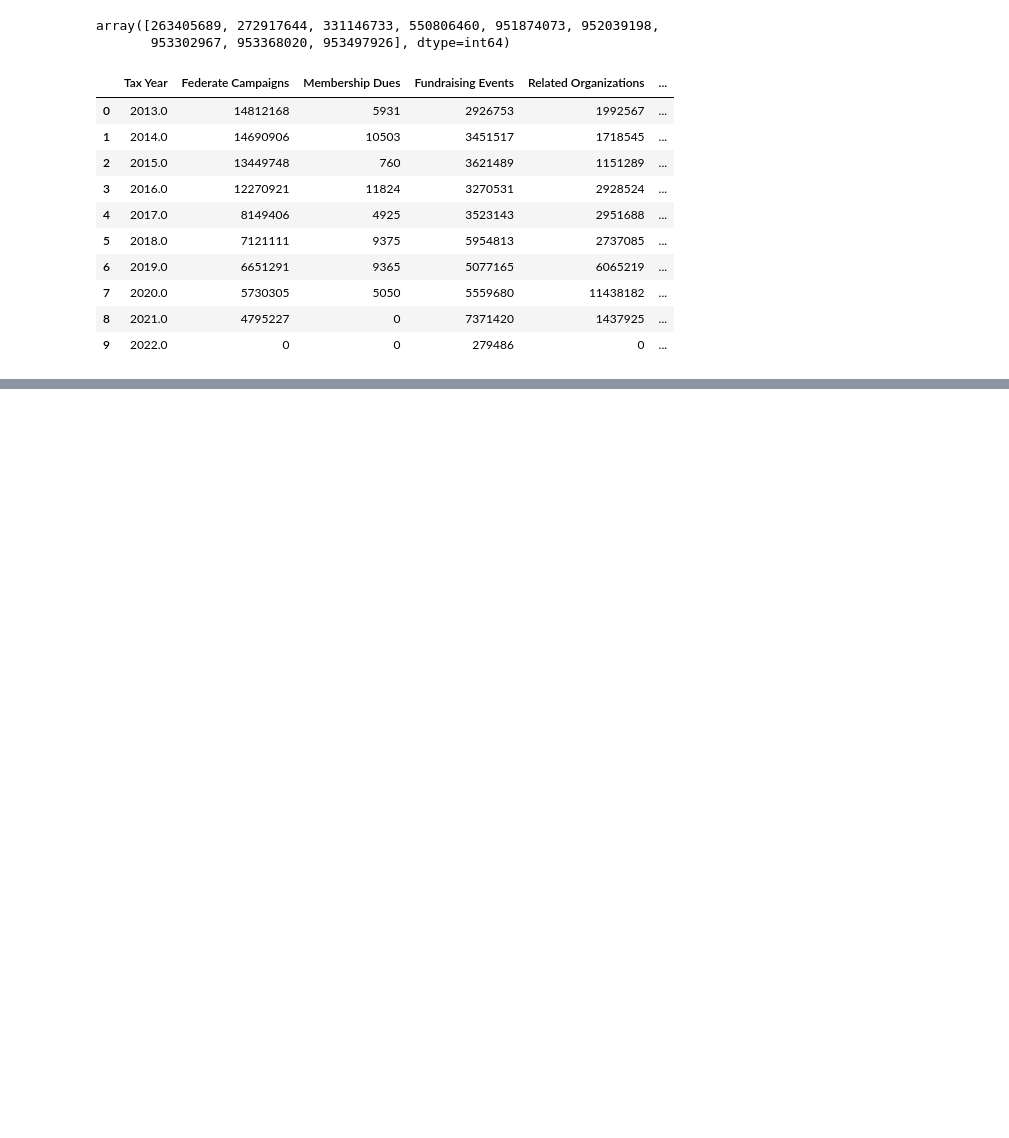
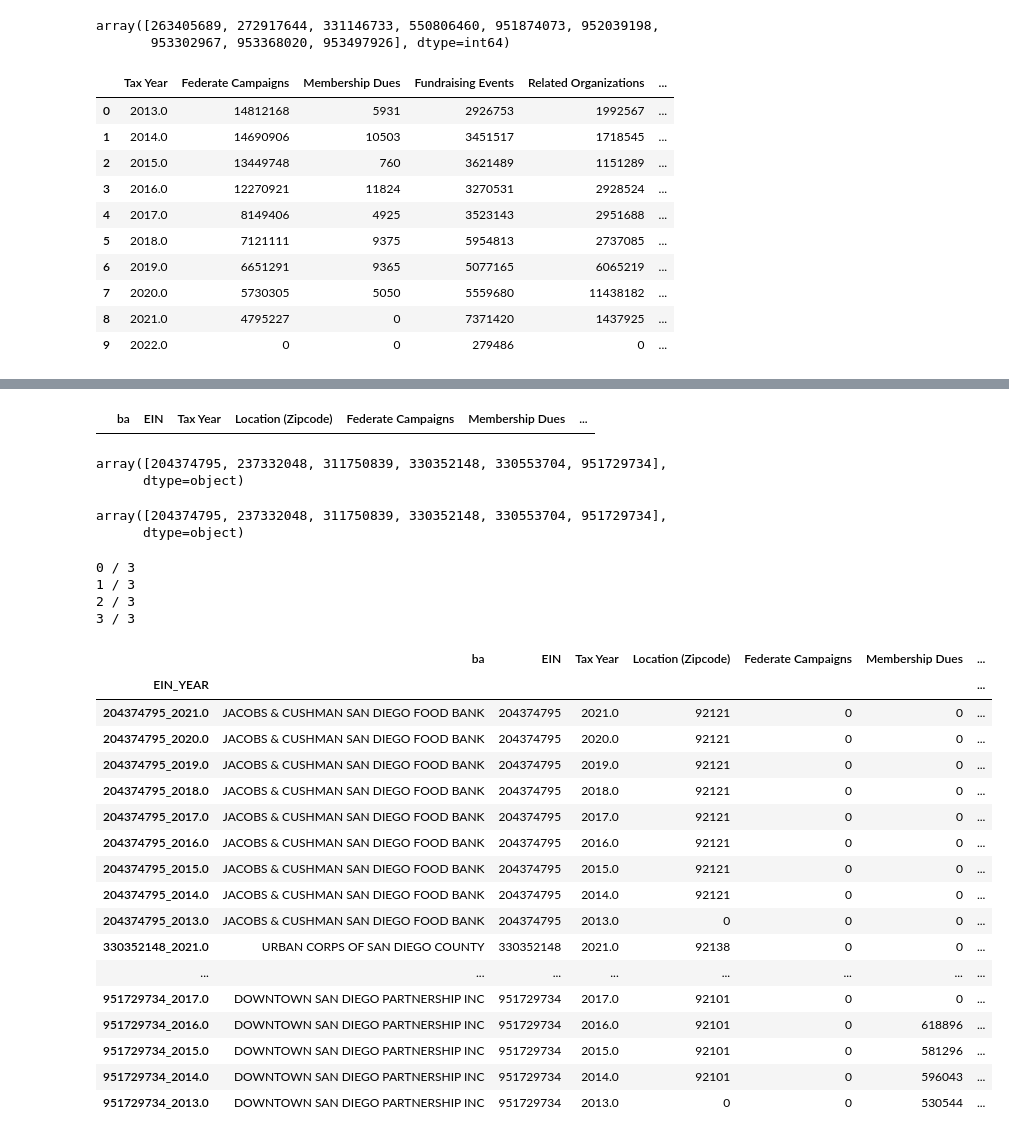
Before and after one commit to dbyers15/SDCTA-homelessness, a Jupyter notebook: XML parser/990 - error check.ipynb, the cells around one changed output, grey strips where cells are left out. Saved outputs shown, nothing was run; the diff lists cells and outputs as text; code cells hidden in the pictures; blank space fills up the shorter version.

```diff
--- a/XML parser/990 - error check.ipynb
+++ b/XML parser/990 - error check.ipynb
@@ -843,0 +916,12 @@ einyearcsv
+# %%
+new_eins = [204374795,
+311750839,
+330553704,
+330498557,
+880279721,
+330352148,
+330352148,
+951729734,
+237332048]
+# %%
+new_ein990 = grabber(new_eins)
@@ -843,0 +939,30 @@ einyearcsv
+# %%
+new_ein990[new_ein990.get('EIN') == 880279721, 330498557]
+# %% [output]
+|  | ba | EIN | Tax Year | Location (Zipcode) | Federate Campaigns | Membership Dues | ... |
+# %%
+new_EINinfo_df = new_ein990.dropna().reset_index(drop=True)
+new_EINinfo_df.loc[:, 'EIN':'Total'] = new_EINinfo_df.loc[:, 'EIN':'Total'].astype(int)
+new_EINinfo_df.loc[:, 'EIN_YEAR'] = new_EINinfo_df['EIN'].astype(str) + '_' + new_EINinfo_df['Tax Year'].astype(str)
+new_EINinfo_df = new_EINinfo_df.set_index('EIN_YEAR')
+np.unique(new_EINinfo_df.get('EIN'))
+# %% [output]
+array([204374795, 237332048, 311750839, 330352148, 330553704, 951729734],
+      dtype=object)
+# %%
+# Create copies of the DataFrames and rename columns in the copies
+EIN_dataset_df_copy = EIN_dataset_df.copy()
+EIN_dataset_df_copy.rename(columns={'ba': 'Organization Name'}, inplace=True)
+
+new_EINinfo_copy = new_EINinfo_df.reset_index().copy()
+new_EINinfo_copy.rename(columns={'ba': 'Organization Name'}, inplace=True)
+
+# Call the function with the modified copies
+new_concat_EINinfo_df = replace_corrected_data_and_standardize(EIN_dataset_df_copy, new_EINinfo_copy, concat=True).set_index('EIN_YEAR')\
+                    .drop('index',axis=1).drop_duplicates()
+
+# Print the resulting DataFrame
+new_concat_EINinfo_df
+# %% [output]
+array([204374795, 237332048, 311750839, 330352148, 330553704, 951729734],
+      dtype=object)
@@ -843,0 +971,35 @@ einyearcsv
+# %%
+new_EINerrs = find_errors(new_EINinfo_df)
+new_EINerrs = np.unique([int(err[:-7]) for err in new_EINerrs])
+newErrEINs = grabber(new_EINerrs, errors=True)
+#EIN_dataset_df.loc[new_eins]#, new_EINinfo_df
+# %% [output]
+0 / 3
+1 / 3
+2 / 3
+3 / 3
+# %%
+new_ErrEINs = newErrEINs.dropna().reset_index(drop=True)
+new_ErrEINs.loc[:, 'EIN':'Total'] = new_ErrEINs.loc[:, 'EIN':'Total'].astype(int)
+new_ErrEINs.loc[:, 'EIN_YEAR'] = new_ErrEINs['EIN'].astype(str) + '_' + new_ErrEINs['Tax Year'].astype(str)
+new_ErrEINs = new_ErrEINs.set_index('EIN_YEAR')
+new_ErrEINs
+# %% [output]
+|  | ba | EIN | Tax Year | Location (Zipcode) | Federate Campaigns | Membership Dues | ... |
+| EIN_YEAR |  |  |  |  |  |  | ... |
+| 204374795_2021.0 | JACOBS & CUSHMAN SAN DIEGO FOOD BANK | 204374795 | 2021.0 | 92121 | 0 | 0 | ... |
+| 204374795_2020.0 | JACOBS & CUSHMAN SAN DIEGO FOOD BANK | 204374795 | 2020.0 | 92121 | 0 | 0 | ... |
+| 204374795_2019.0 | JACOBS & CUSHMAN SAN DIEGO FOOD BANK | 204374795 | 2019.0 | 92121 | 0 | 0 | ... |
+| 204374795_2018.0 | JACOBS & CUSHMAN SAN DIEGO FOOD BANK | 204374795 | 2018.0 | 92121 | 0 | 0 | ... |
+| 204374795_2017.0 | JACOBS & CUSHMAN SAN DIEGO FOOD BANK | 204374795 | 2017.0 | 92121 | 0 | 0 | ... |
+| 204374795_2016.0 | JACOBS & CUSHMAN SAN DIEGO FOOD BANK | 204374795 | 2016.0 | 92121 | 0 | 0 | ... |
+| 204374795_2015.0 | JACOBS & CUSHMAN SAN DIEGO FOOD BANK | 204374795 | 2015.0 | 92121 | 0 | 0 | ... |
+| 204374795_2014.0 | JACOBS & CUSHMAN SAN DIEGO FOOD BANK | 204374795 | 2014.0 | 92121 | 0 | 0 | ... |
+| 204374795_2013.0 | JACOBS & CUSHMAN SAN DIEGO FOOD BANK | 204374795 | 2013.0 | 0 | 0 | 0 | ... |
+| 330352148_2021.0 | URBAN CORPS OF SAN DIEGO COUNTY | 330352148 | 2021.0 | 92138 | 0 | 0 | ... |
+| ... | ... | ... | ... | ... | ... | ... | ... |
+| 951729734_2017.0 | DOWNTOWN SAN DIEGO PARTNERSHIP INC | 951729734 | 2017.0 | 92101 | 0 | 0 | ... |
+| 951729734_2016.0 | DOWNTOWN SAN DIEGO PARTNERSHIP INC | 951729734 | 2016.0 | 92101 | 0 | 618896 | ... |
+| 951729734_2015.0 | DOWNTOWN SAN DIEGO PARTNERSHIP INC | 951729734 | 2015.0 | 92101 | 0 | 581296 | ... |
+| 951729734_2014.0 | DOWNTOWN SAN DIEGO PARTNERSHIP INC | 951729734 | 2014.0 | 92101 | 0 | 596043 | ... |
+| 951729734_2013.0 | DOWNTOWN SAN DIEGO PARTNERSHIP INC | 951729734 | 2013.0 | 0 | 0 | 530544 | ... |
```
Also changed, not shown: parts of 17 cells of this notebook, 5 other files.
